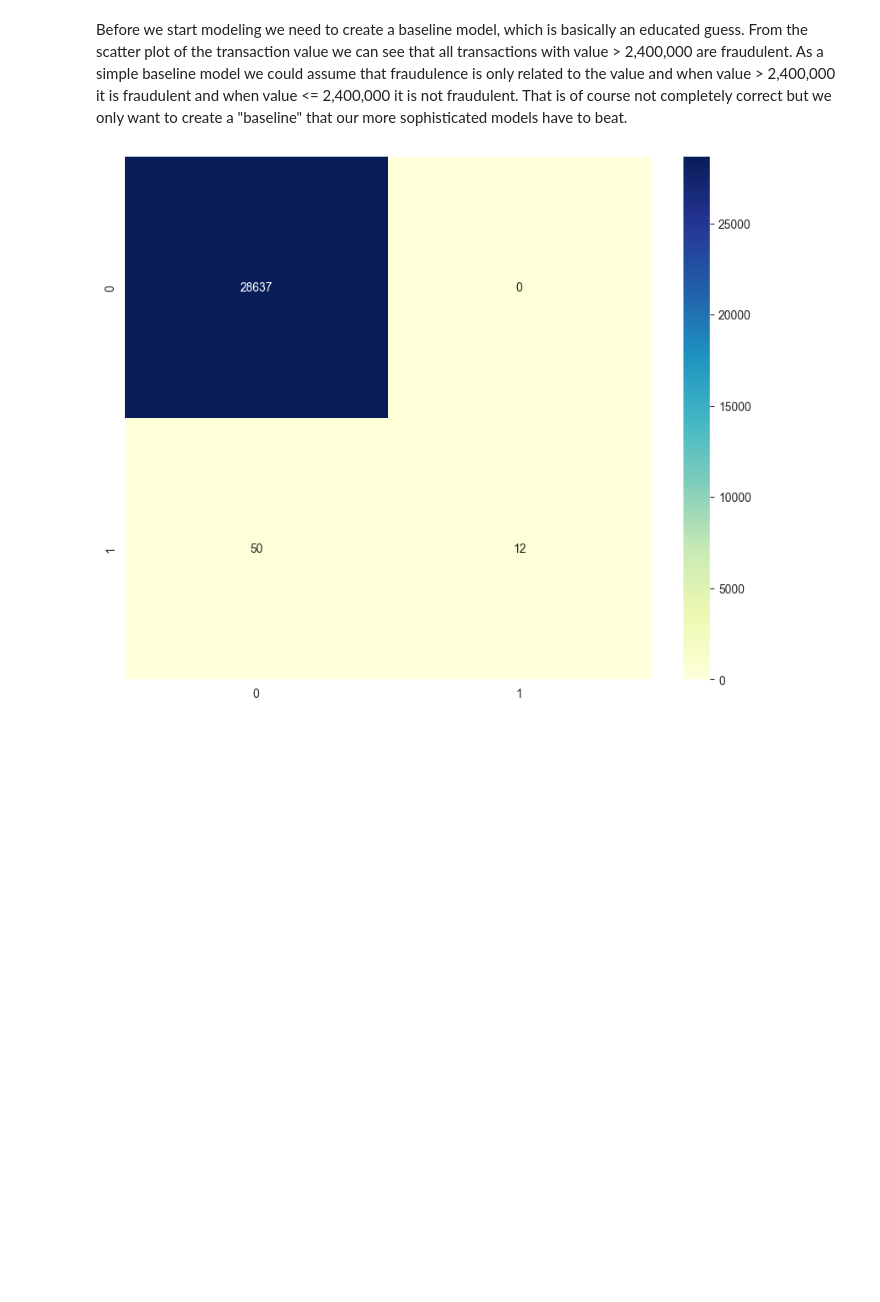
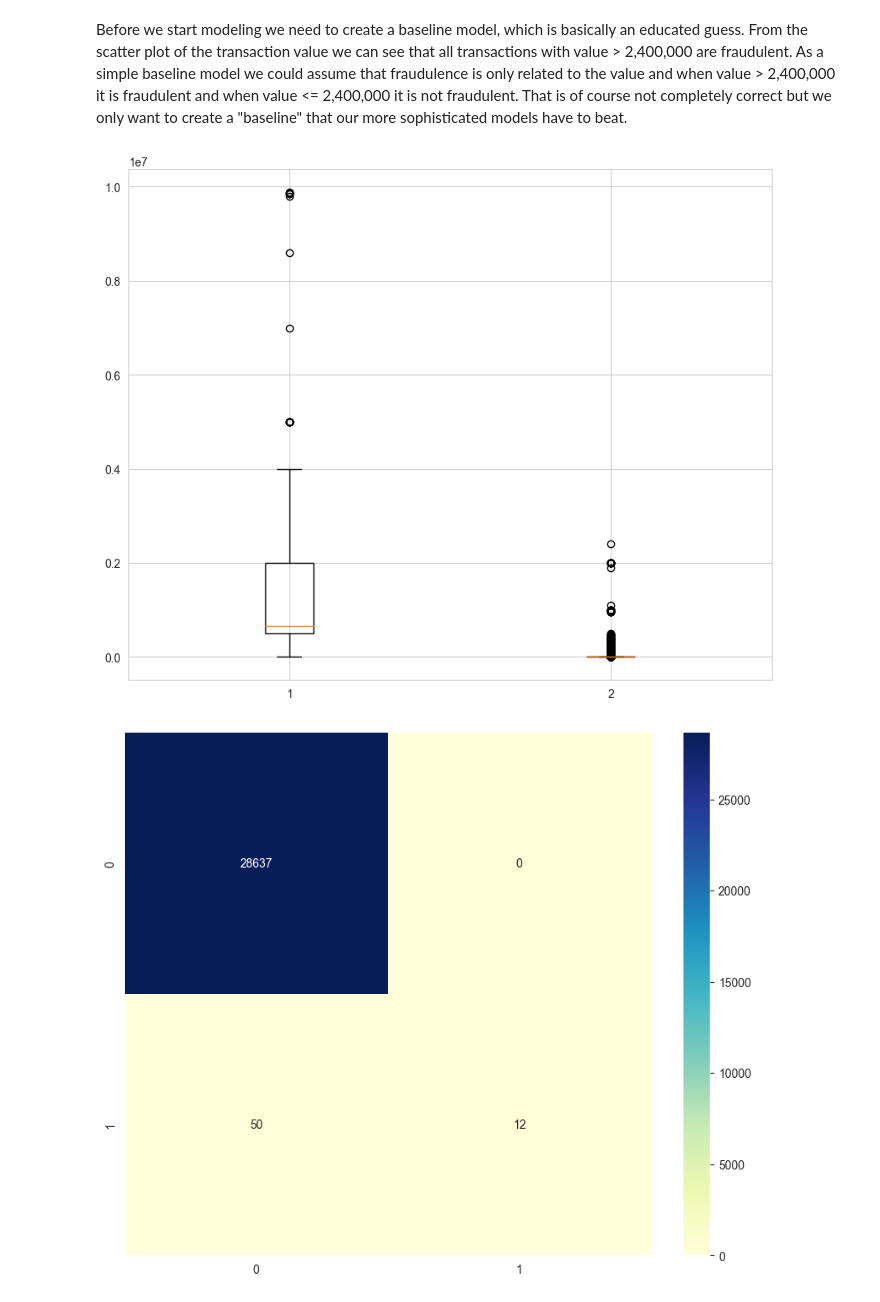
Before and after one commit to Ivyloeou/ML_Xente_Fraud_Detection, a Jupyter notebook: Fraud-detection-challenge.ipynb, the cells around one changed output. Saved outputs shown, nothing was run; the diff lists cells and outputs as text; code cells hidden in the pictures; blank space fills up the shorter version.

```diff
--- a/Fraud-detection-challenge.ipynb
+++ b/Fraud-detection-challenge.ipynb
@@ -424,6 +449,22 @@ Before we start modeling we need to create a baseline model, which is basically
 # %%
 # Plotting is not so beautiful if we do not create a second axis for fraud cases
 # sns.countplot(x="Value_cat", data=train, hue="FraudResult")
+# %%
+# Plot the value and compare fraud and non fraud values
+
+train_raw_value = train_raw.Value
+FraudResult_raw = train_raw.FraudResult
+
+#new
+
+fraudulent = train_raw.loc[(train_raw["FraudResult"] == 1)]
+nonfraud = train_raw.loc[(train_raw["FraudResult"] == 0)]
+boxdata = [fraudulent.Value, nonfraud.Value]
+
+plt.boxplot(boxdata)
+plt.show()
+# %% [output]
+[figure, added]
 # %%
 # Defining baseline model
 def baseline_model(train):
```
Also changed, not shown: parts of 45 cells of this notebook.
